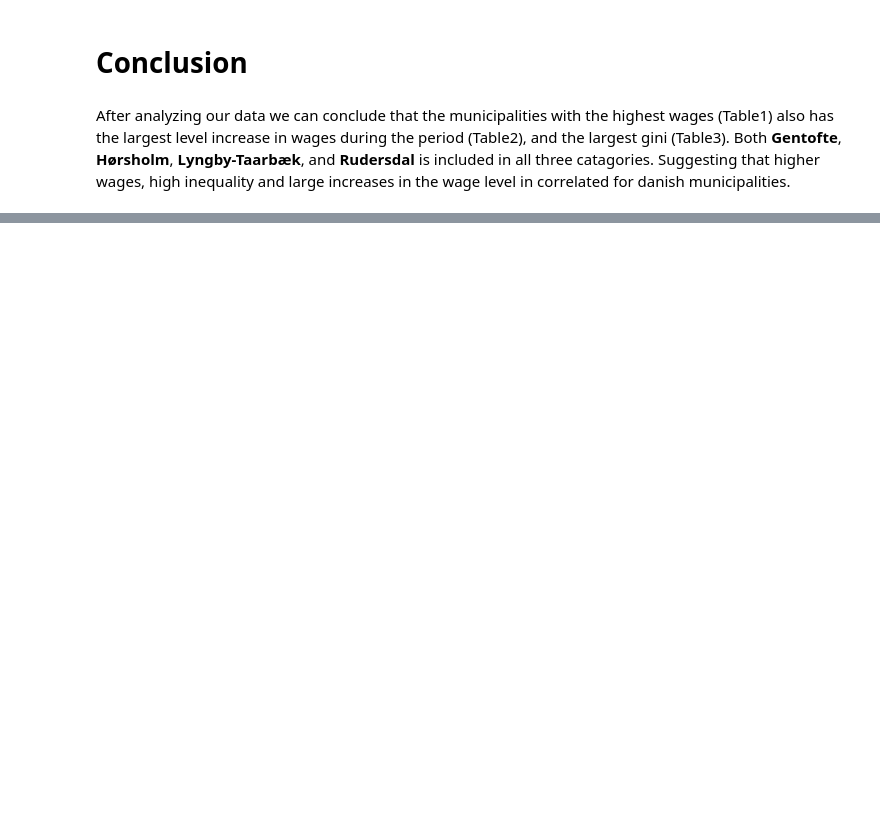
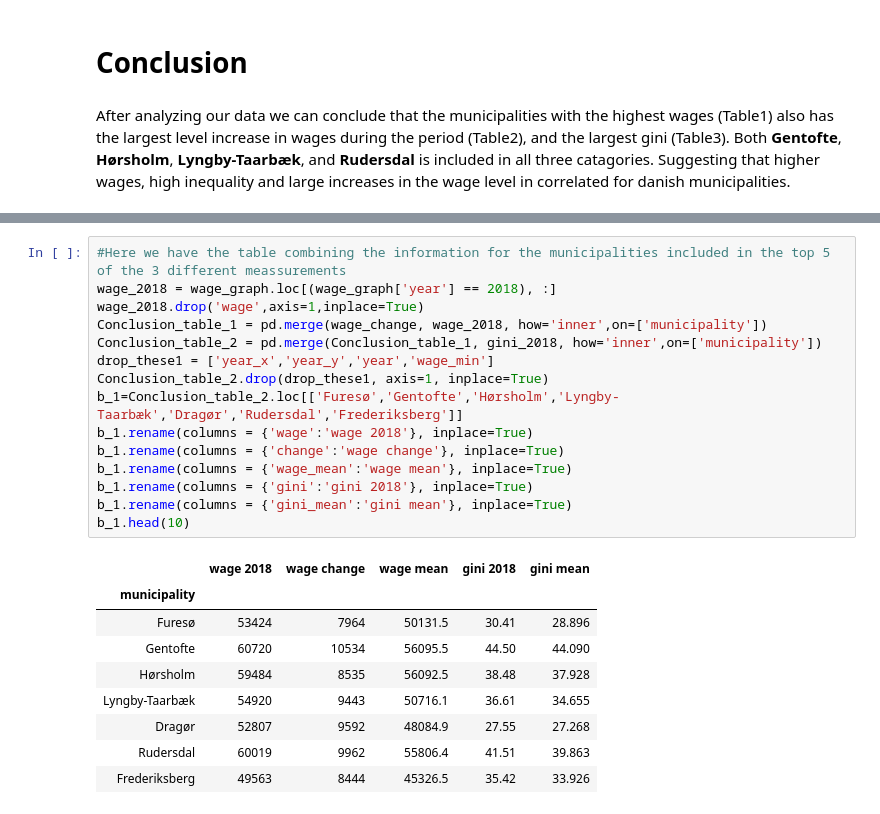
Before and after one commit to NumEconCopenhagen/projects-2020-tobiasharald, a Jupyter notebook: dataproject/dataproject.ipynb, the cells around one changed output, grey strips where cells are left out. Saved outputs shown, nothing was run; the diff lists cells and outputs as text; blank space fills up the shorter version.

```diff
--- a/dataproject/dataproject.ipynb
+++ b/dataproject/dataproject.ipynb
@@ -506,0 +501,25 @@ Conclusion_table_2.head()
+# %%
+#Here we have the table combining the information for the municipalities included in the top 5 of the 3 different meassurements
+wage_2018 = wage_graph.loc[(wage_graph['year'] == 2018), :]
+wage_2018.drop('wage',axis=1,inplace=True)
+Conclusion_table_1 = pd.merge(wage_change, wage_2018, how='inner',on=['municipality'])
+Conclusion_table_2 = pd.merge(Conclusion_table_1, gini_2018, how='inner',on=['municipality'])
+drop_these1 = ['year_x','year_y','year','wage_min']
+Conclusion_table_2.drop(drop_these1, axis=1, inplace=True)
+b_1=Conclusion_table_2.loc[['Furesø','Gentofte','Hørsholm','Lyngby-Taarbæk','Dragør','Rudersdal','Frederiksberg']]
+b_1.rename(columns = {'wage':'wage 2018'}, inplace=True)
+b_1.rename(columns = {'change':'wage change'}, inplace=True)
+b_1.rename(columns = {'wage_mean':'wage mean'}, inplace=True)
+b_1.rename(columns = {'gini':'gini 2018'}, inplace=True)
+b_1.rename(columns = {'gini_mean':'gini mean'}, inplace=True)
+b_1.head(10)
+# %% [output]
+|  | wage 2018 | wage change | wage mean | gini 2018 | gini mean |
+| municipality |  |  |  |  |  |
+| Furesø | 53424 | 7964 | 50131.5 | 30.41 | 28.896 |
+| Gentofte | 60720 | 10534 | 56095.5 | 44.50 | 44.090 |
+| Hørsholm | 59484 | 8535 | 56092.5 | 38.48 | 37.928 |
+| Lyngby-Taarbæk | 54920 | 9443 | 50716.1 | 36.61 | 34.655 |
+| Dragør | 52807 | 9592 | 48084.9 | 27.55 | 27.268 |
+| Rudersdal | 60019 | 9962 | 55806.4 | 41.51 | 39.863 |
+| Frederiksberg | 49563 | 8444 | 45326.5 | 35.42 | 33.926 |
```
Also changed, not shown: parts of 14 cells of this notebook.
